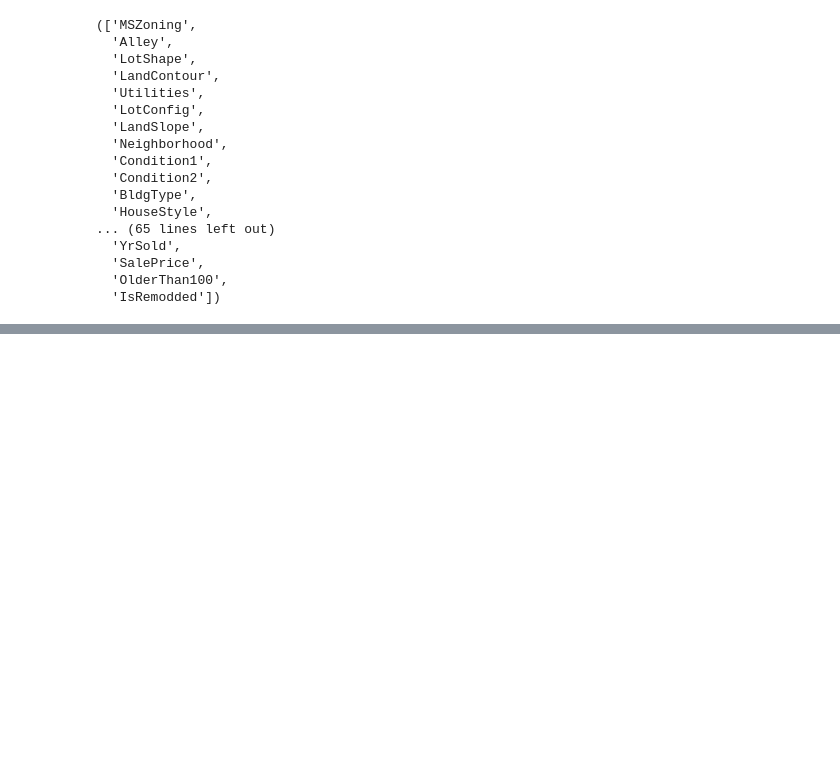
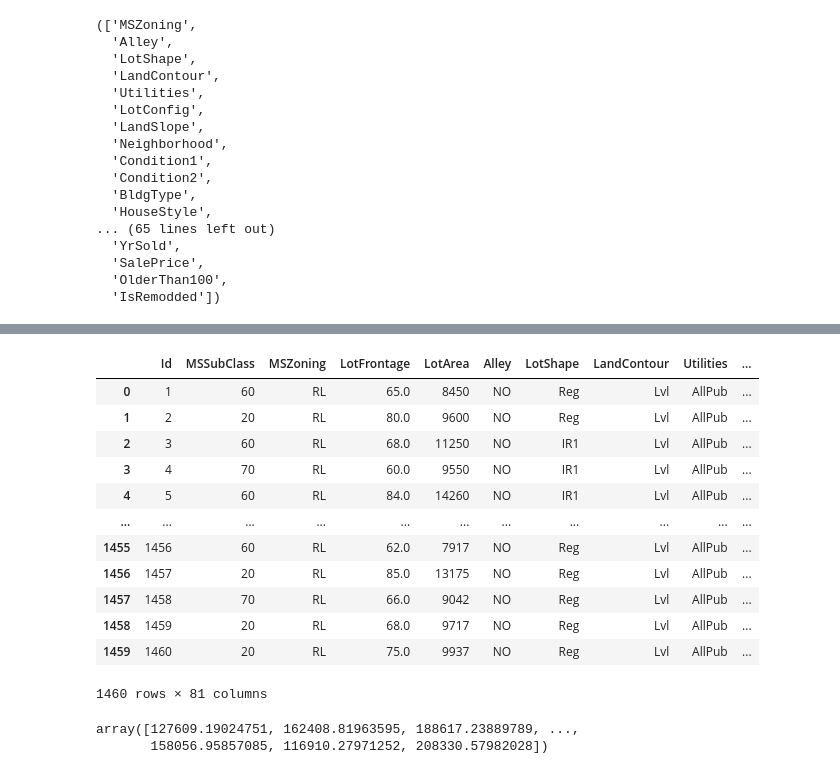
Before and after one commit to KD-TrendOn/House-Prices-Advanced-Regression-Techniques, a Jupyter notebook: House_Price_Regression.ipynb, the cells around one changed output, grey strips where cells are left out. Cells and saved outputs as stored; diff of their text form; code cells hidden in the pictures; blank space fills up the shorter version.

```diff
--- a/House_Price_Regression.ipynb
+++ b/House_Price_Regression.ipynb
@@ -234,0 +430,25 @@ Report report2.html was generated! NOTEBOOK/COLAB USERS: the web browser MAY not
+# %%
+df
+# %% [output]
+|  | Id | MSSubClass | MSZoning | LotFrontage | LotArea | Alley | LotShape | LandContour | Utilities | ... |
+| 0 | 1 | 60 | RL | 65.0 | 8450 | NO | Reg | Lvl | AllPub | ... |
+| 1 | 2 | 20 | RL | 80.0 | 9600 | NO | Reg | Lvl | AllPub | ... |
+| 2 | 3 | 60 | RL | 68.0 | 11250 | NO | IR1 | Lvl | AllPub | ... |
+| 3 | 4 | 70 | RL | 60.0 | 9550 | NO | IR1 | Lvl | AllPub | ... |
+| 4 | 5 | 60 | RL | 84.0 | 14260 | NO | IR1 | Lvl | AllPub | ... |
+| ... | ... | ... | ... | ... | ... | ... | ... | ... | ... | ... |
+| 1455 | 1456 | 60 | RL | 62.0 | 7917 | NO | Reg | Lvl | AllPub | ... |
+| 1456 | 1457 | 20 | RL | 85.0 | 13175 | NO | Reg | Lvl | AllPub | ... |
+| 1457 | 1458 | 70 | RL | 66.0 | 9042 | NO | Reg | Lvl | AllPub | ... |
+| 1458 | 1459 | 20 | RL | 68.0 | 9717 | NO | Reg | Lvl | AllPub | ... |
+| 1459 | 1460 | 20 | RL | 75.0 | 9937 | NO | Reg | Lvl | AllPub | ... |
+1460 rows × 81 columns
+# %%
+Test_cat_data = Test[cat_cols]
+Test_num_data = Test.drop(columns=cat_cols)
+Test_data_for_catboost = pd.concat([Test_num_data, Test_cat_data], axis='columns')
+result = model.predict(Test_data_for_catboost)
+result
+# %% [output]
+array([127609.19024751, 162408.81963595, 188617.23889789, ...,
+       158056.95857085, 116910.27971252, 208330.57982028])
```
Also changed, not shown: parts of 30 cells of this notebook.
